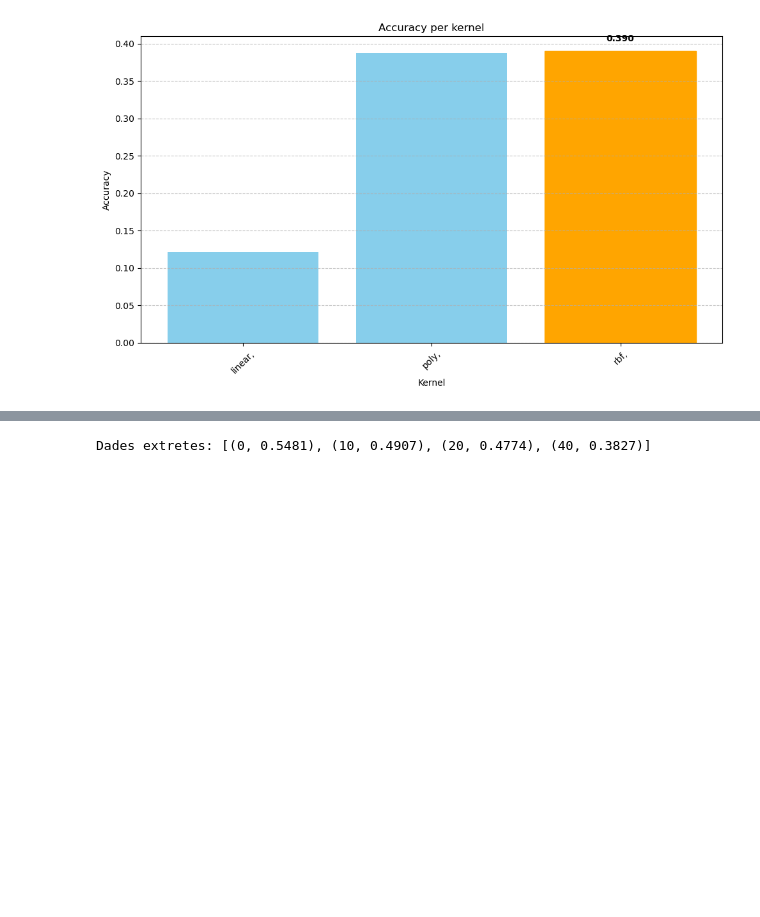
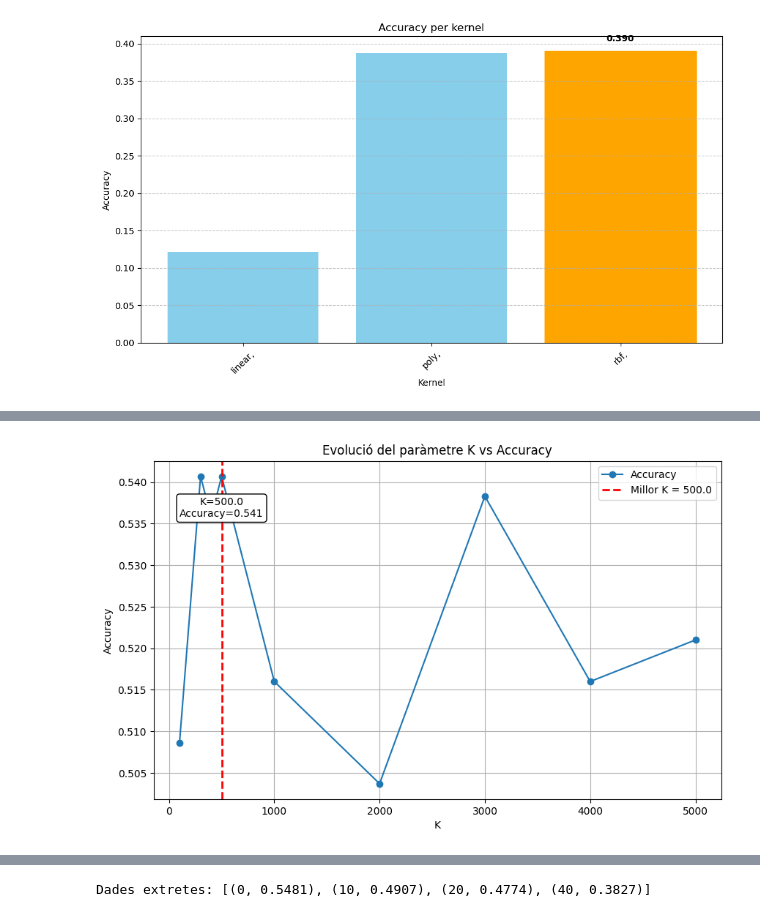
Before and after one commit to ED-2526/AC-02, a Jupyter notebook: .github/RESULTATS.ipynb, the cells around one changed output, grey strips where cells are left out. Cells and saved outputs as stored; diff of their text form; code cells hidden in the pictures; blank space fills up the shorter version.

Commit message:
grafics resultats actualitzats

```diff
--- a/.github/RESULTATS.ipynb
+++ b/.github/RESULTATS.ipynb
@@ -631,0 +634,93 @@ Numero de fotos disminuit
+# %%
+import re
+import matplotlib.pyplot as plt
+
+# --------------------------------------------------------------------
+# 1) CARREGAR EL TXT AMB ELS RESULTATS
+# --------------------------------------------------------------------
+file_path = "PROVES CORRECTES/2.COLOR/K/VARIA K_fixe_C10.0_step10_kp_size6.0"
+
+with open(file_path, "r", encoding="latin-1") as f:
+    text = f.read()
+
+# --------------------------------------------------------------------
+# 2) REGEX PER TROBAR TOTES LES PROVES AMB EL SEU K I LES MÈTRIQUES
+# --------------------------------------------------------------------
+pattern = re.compile(
+    r"K=([0-9.]+).*?Accuracy:\s*([0-9.]+).*?"
+    r"Precision:\s*([0-9.]+).*?Recall:\s*([0-9.]+).*?"
+    r"F1-score:\s*([0-9.]+)",
+    re.DOTALL
+)
+
+matches = pattern.findall(text)
+
+# --------------------------------------------------------------------
+# 3) GUARDAR LES DADES EN LLISTES
+# --------------------------------------------------------------------
+K_values = []
+accuracy_values = []
+precision_values = []
+recall_values = []
+f1_values = []
+
+for m in matches:
+    K = float(m[0])
+    acc = float(m[1])
+    prec = float(m[2])
+    rec = float(m[3])
+    f1 = float(m[4])
+
+    K_values.append(K)
+    accuracy_values.append(acc)
+    precision_values.append(prec)
+    recall_values.append(rec)
+    f1_values.append(f1)
+
+# --------------------------------------------------------------------
+# 4) SELECCIONAR LA MÈTRICA A REPRESENTAR
+# --------------------------------------------------------------------
+metric = accuracy_values       # ⇦ Canvia si vols precision, recall o F1
+metric_name = "Accuracy"
+
+# --------------------------------------------------------------------
+# 5) TROBAR EL MILLOR VALOR, EN CAS D'EMPAT ESCOLLIR EL K MÉS GRAN
+# --------------------------------------------------------------------
+max_value = max(metric)
+best_indices = [i for i, v in enumerate(metric) if v == max_value]
+best_index = max(best_indices, key=lambda i: K_values[i])  # escollim el K més gran
+best_K = K_values[best_index]
+best_value = metric[best_index]
+
+print(f"Millor K = {best_K} amb {metric_name} = {best_value}")
+
+# --------------------------------------------------------------------
+# 6) FER LA GRÀFICA
+# --------------------------------------------------------------------
+plt.figure(figsize=(10,6))
+plt.plot(K_values, metric, marker="o", linestyle="-", label=metric_name)
+
+# Línia vertical discontínua al millor K
+plt.axvline(x=best_K, color="red", linestyle="--", linewidth=2, label=f"Millor K = {best_K}")
+
+plt.title(f"Evolució del paràmetre K vs {metric_name}")
+plt.xlabel("K")
+plt.ylabel(metric_name)
+plt.grid(True)
+
+# --------------------------------------------------------------------
+# 7) ETIQUETA CAP ABAIX (no tapa la línia)
+# --------------------------------------------------------------------
+plt.annotate(
+    f"K={best_K}\n{metric_name}={best_value:.3f}",
+    (best_K, best_value),
+    textcoords="offset points",
+    xytext=(0, -40),        # cap ABAIX de la línia
+    ha="center",
+    fontsize=10,
+    bbox=dict(boxstyle="round", fc="white")
+)
+
+plt.legend()
+plt.show()
+# %% [output]
@@ -631,0 +728 @@ Numero de fotos disminuit
+[figure, added]
```
Also changed, not shown: parts of 15 cells of this notebook.
